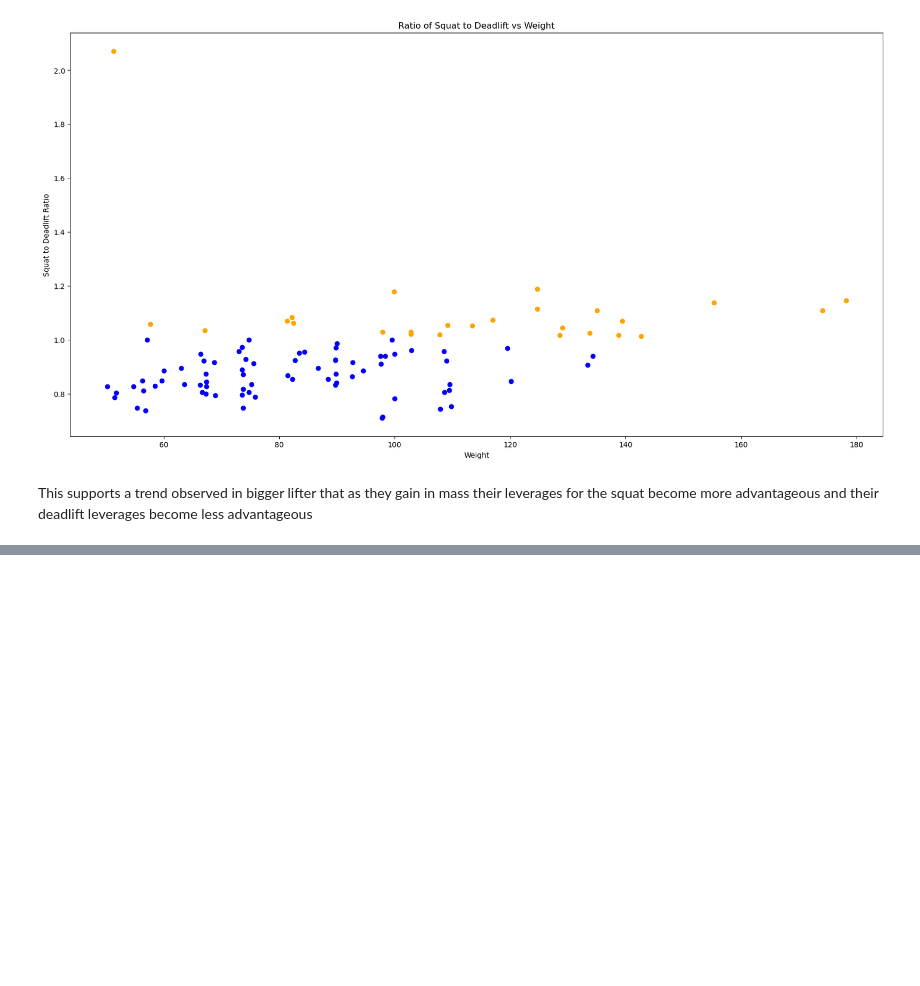
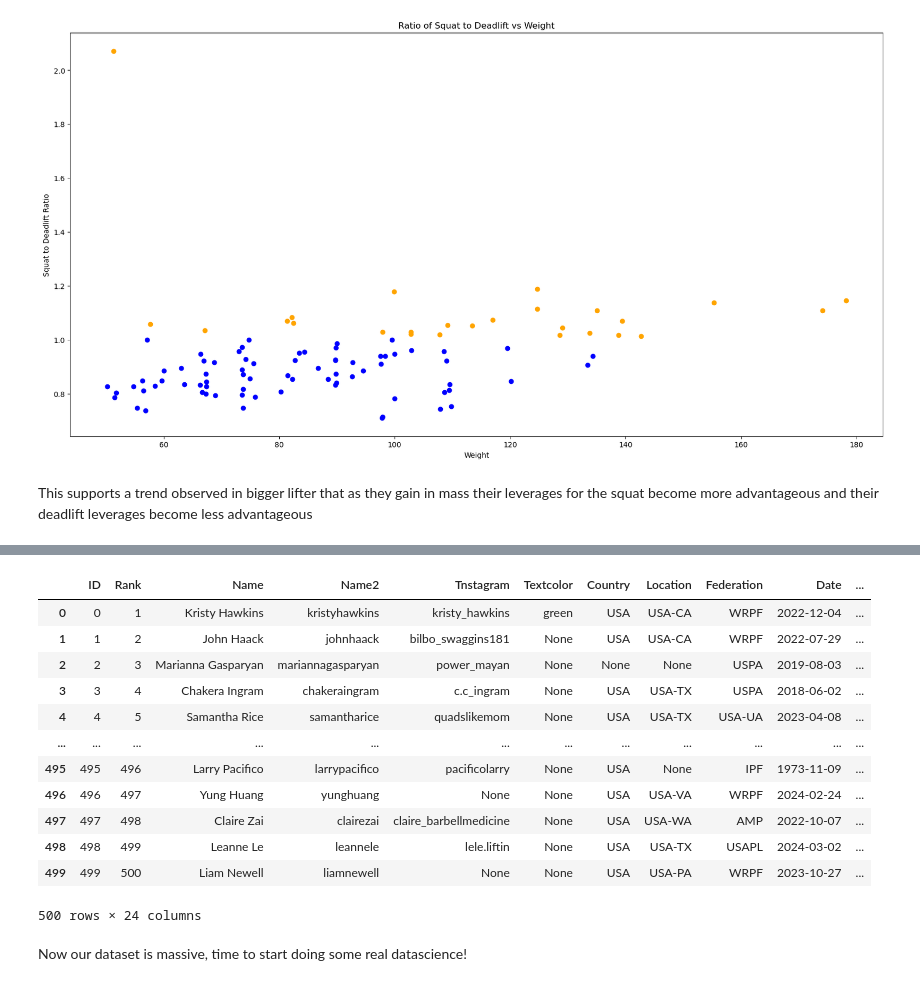
Before and after one commit to adamFittlerGit/openpowerlifting_datascience, a Jupyter notebook: opds.ipynb, the cells around one changed output, grey strips where cells are left out. Saved outputs shown, nothing was run; the diff lists cells and outputs as text; code cells hidden in the pictures; blank space fills up the shorter version.

```diff
--- a/opds.ipynb
+++ b/opds.ipynb
@@ -155,0 +225,15 @@ This supports a trend observed in bigger lifter that as they gain in mass their
+# %%
+# I have also jsut realsied that a lot of the data is technically in string form still so I will convet it to numerical data for an easier time graphing thing
+lifter_df['Squat'] = pd.to_numeric(lifter_df['Squat'], errors='coerce')
+lifter_df['Bench'] = pd.to_numeric(lifter_df['Bench'], errors='coerce')
+lifter_df['Deadlift'] = pd.to_numeric(lifter_df['Deadlift'], errors='coerce')
+lifter_df['Total'] = pd.to_numeric(lifter_df['Total'], errors='coerce')
+lifter_df['Dots'] = pd.to_numeric(lifter_df['Dots'], errors='coerce')
+lifter_df['Weight'] = pd.to_numeric(lifter_df['Weight'], errors='coerce')
+# Assuming 'Age' column contains strings like "25~"
+# Extracting numeric part from the string
+lifter_df['Age'] = lifter_df['Age'].str.extract('(\d+)')
+lifter_df['Age'] = pd.to_numeric(lifter_df['Age'], errors='coerce')
+lifter_df['Weight_Class'] = pd.to_numeric(lifter_df['Weight_Class'], errors='coerce')
+# %%
+lifter_df = lifter_df.drop(columns=['ID', 'Name2', 'Tn'])
@@ -155,0 +242,18 @@ This supports a trend observed in bigger lifter that as they gain in mass their
+# %%
+lifter_df.head(500)
+# %% [output]
+|  | ID | Rank | Name | Name2 | Tnstagram | Textcolor | Country | Location | Federation | Date | ... |
+| 0 | 0 | 1 | Kristy Hawkins | kristyhawkins | kristy_hawkins | green | USA | USA-CA | WRPF | 2022-12-04 | ... |
+| 1 | 1 | 2 | John Haack | johnhaack | bilbo_swaggins181 | None | USA | USA-CA | WRPF | 2022-07-29 | ... |
+| 2 | 2 | 3 | Marianna Gasparyan | mariannagasparyan | power_mayan | None | None | None | USPA | 2019-08-03 | ... |
+| 3 | 3 | 4 | Chakera Ingram | chakeraingram | c.c_ingram | None | USA | USA-TX | USPA | 2018-06-02 | ... |
+| 4 | 4 | 5 | Samantha Rice | samantharice | quadslikemom | None | USA | USA-TX | USA-UA | 2023-04-08 | ... |
+| ... | ... | ... | ... | ... | ... | ... | ... | ... | ... | ... | ... |
+| 495 | 495 | 496 | Larry Pacifico | larrypacifico | pacificolarry | None | USA | None | IPF | 1973-11-09 | ... |
+| 496 | 496 | 497 | Yung Huang | yunghuang | None | None | USA | USA-VA | WRPF | 2024-02-24 | ... |
+| 497 | 497 | 498 | Claire Zai | clairezai | claire_barbellmedicine | None | USA | USA-WA | AMP | 2022-10-07 | ... |
+| 498 | 498 | 499 | Leanne Le | leannele | lele.liftin | None | USA | USA-TX | USAPL | 2024-03-02 | ... |
+| 499 | 499 | 500 | Liam Newell | liamnewell | None | None | USA | USA-PA | WRPF | 2023-10-27 | ... |
+500 rows × 24 columns
+# %% [markdown]
+Now our dataset is massive, time to start doing some real datascience!
```
Also changed, not shown: parts of 10 cells of this notebook, 3 other files.
